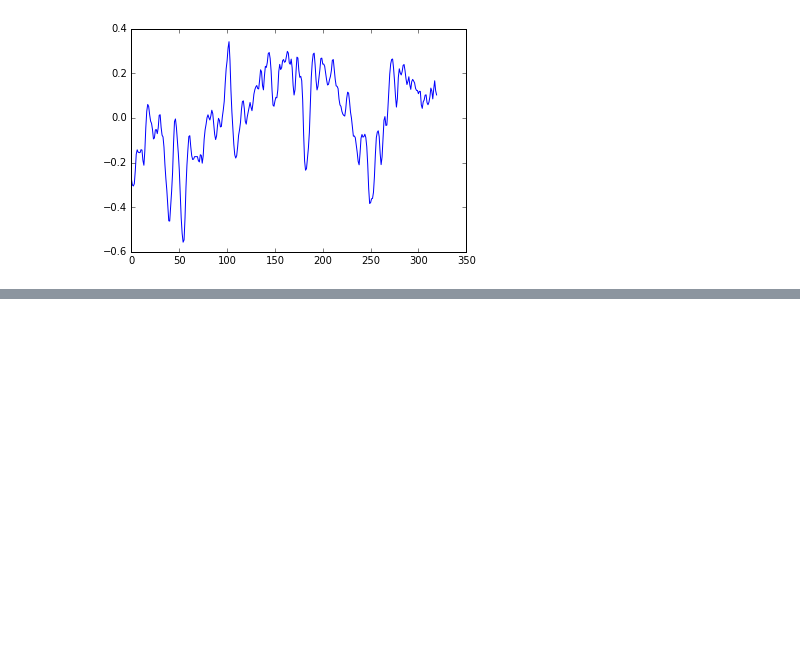
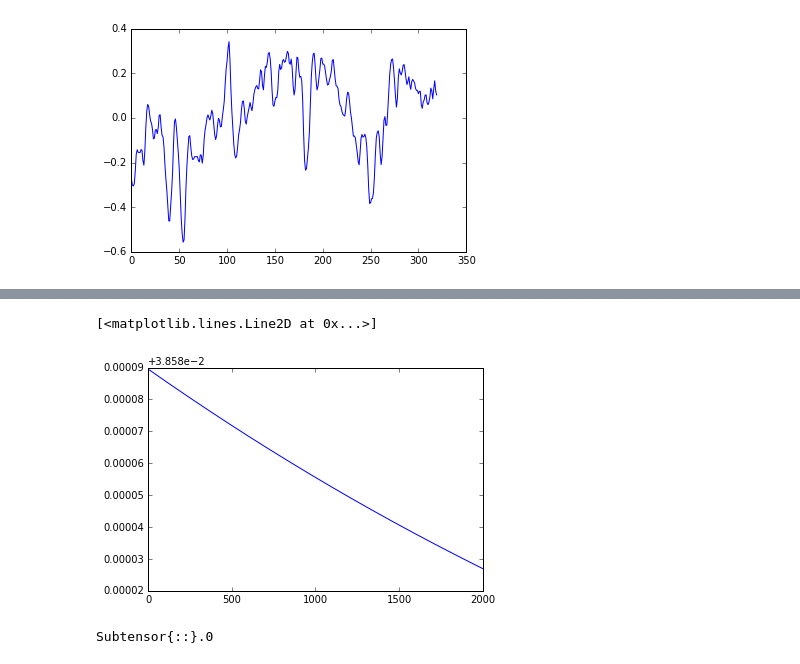
Before and after one commit to TheAcheriit/IAR-CWRNN, a Jupyter notebook: src/RNNTestTheano.ipynb, the cells around one changed output, grey strips where cells are left out. Saved outputs shown, nothing was run; the diff lists cells and outputs as text; code cells hidden in the pictures; blank space fills up the shorter version.

```diff
--- a/src/RNNTestTheano.ipynb
+++ b/src/RNNTestTheano.ipynb
@@ -92,7 +94,7 @@ class RNNTheano:
     def calculate_loss(self, x):
         return self.ce_error(x)
 # %%
-def train_with_sgd(model, x, learning_rate=0.0003, nepoch=100):
+def train_with_sgd(model, x, learning_rate=0.0005, nepoch=100, momentum=0.95):
     # We keep track of the losses so we can plot them later
     losses = []
     for epoch in range(nepoch):
@@ -124,3 +108,3 @@ ValueError: Cannot construct a ufunc with more than 32 operands (requested numbe
 # %%
 X_train = data[4][:,0]
-model.sgd_step(X_train, 0.0003)
+losses = train_with_sgd(model, X_train, nepoch=2000)
@@ -131,0 +118,9 @@ TypeError: ('Bad input argument to theano function with name "<ipython-input-34-
+# %%
+plot(losses)
+# %% [output]
+[<matplotlib.lines.Line2D at 0x...>]
+[figure, added]
+# %%
+model.b1[:]
+# %% [output]
+Subtensor{::}.0
```
Also changed, not shown: parts of 4 cells of this notebook, 2 other files.
